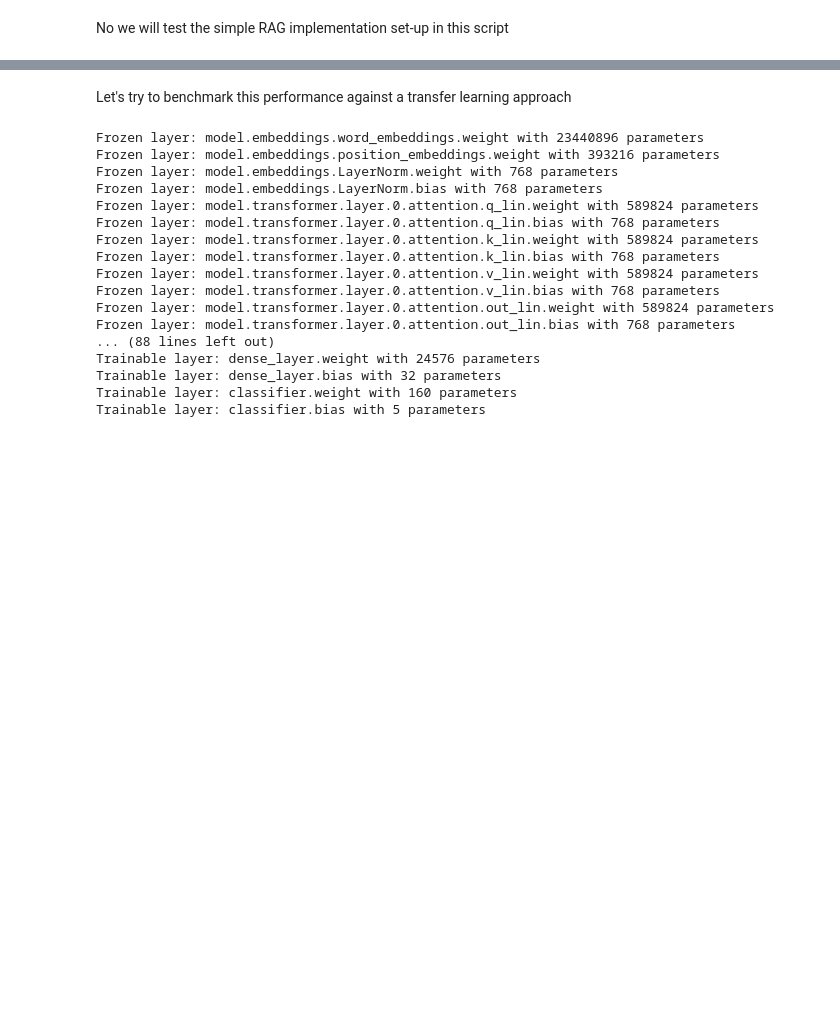
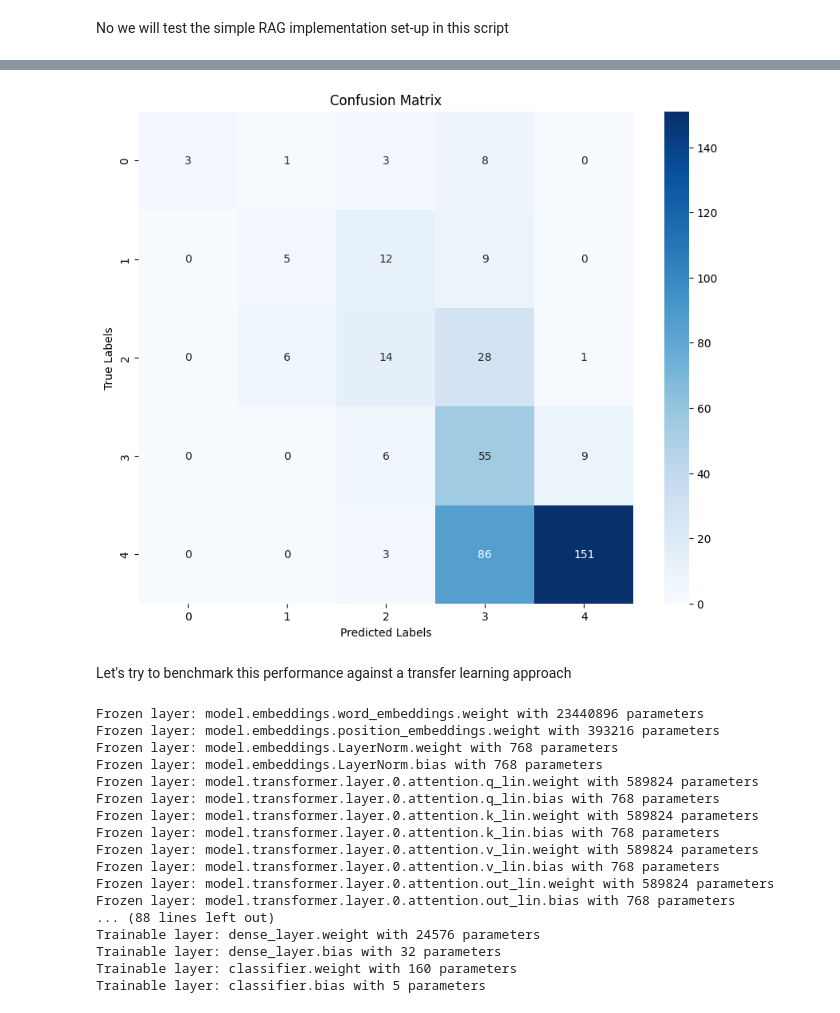
Before and after one commit to Br0wn1e23/LLM_Exp, a Jupyter notebook: LLM_classification.ipynb, the cells around one changed output, grey strips where cells are left out. Saved outputs shown, nothing was run; the diff lists cells and outputs as text; code cells hidden in the pictures; blank space fills up the shorter version.

```diff
--- a/LLM_classification.ipynb
+++ b/LLM_classification.ipynb
@@ -287,4 +313,4 @@ No we will test the simple RAG implementation set-up in this script
 # %%
-#cats, ids = convert_outputs(batch_prompt_model(x, mode="RAG"))
-#valid_test_y = clean_y(test_y[:set_size], ids)
-#print(f"Weighted F1-Score of RAG prompting: {f1_score(valid_test_y, cats, average='weighted')}")
+cats, ids = convert_outputs(batch_prompt_model(x, mode="RAG"))
+valid_test_y = clean_y(test_y[:set_size], ids)
+print(f"Macro F1-Score of RAG prompting: {f1_score(valid_test_y, cats, average='macro')}")
@@ -291,3 +335,15 @@ No we will test the simple RAG implementation set-up in this script
+# %%
+conf_matrix = confusion_matrix(valid_test_y, cats)
+
+# Step 4: Display the confusion matrix using Seaborn
+plt.figure(figsize=(10, 8))
+sns.heatmap(conf_matrix, annot=True, fmt='d', cmap='Blues', xticklabels=range(5), yticklabels=range(5))
+plt.xlabel('Predicted Labels')
+plt.ylabel('True Labels')
+plt.title('Confusion Matrix')
+plt.show()
+# %% [output]
+[figure, added]
 # %% [markdown]
 Let's try to benchmark this performance against a transfer learning approach
 # %%
```
Also changed, not shown: parts of 9 cells of this notebook.
